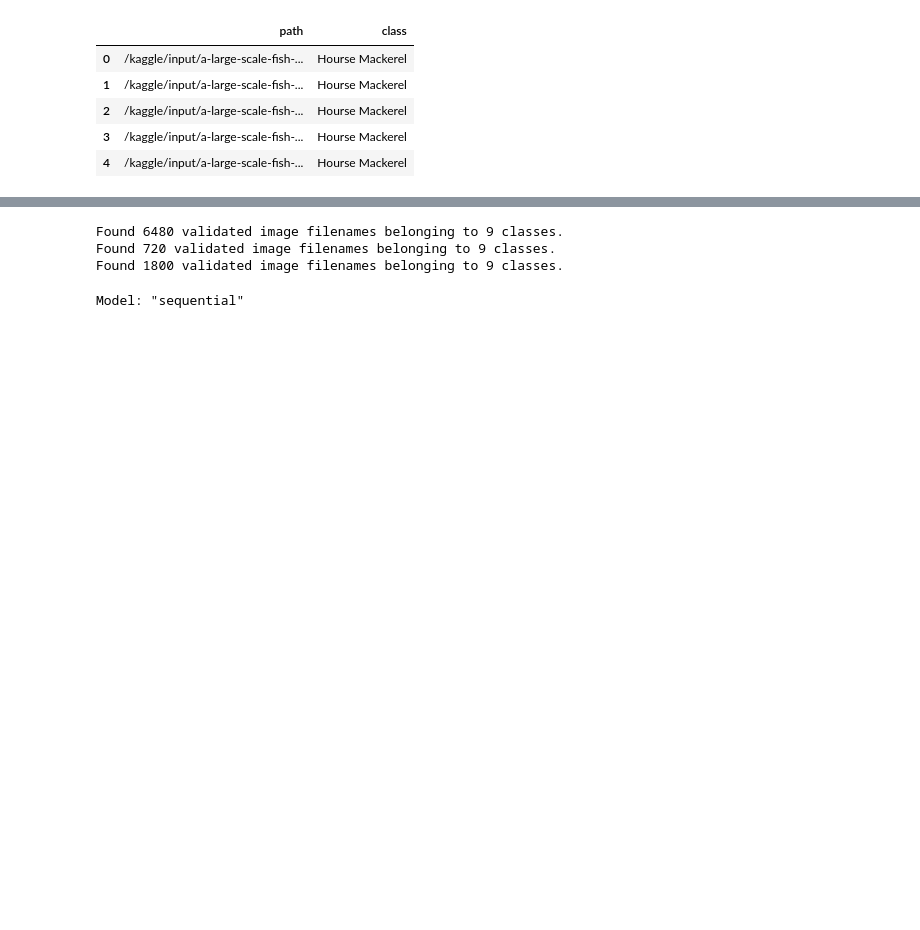
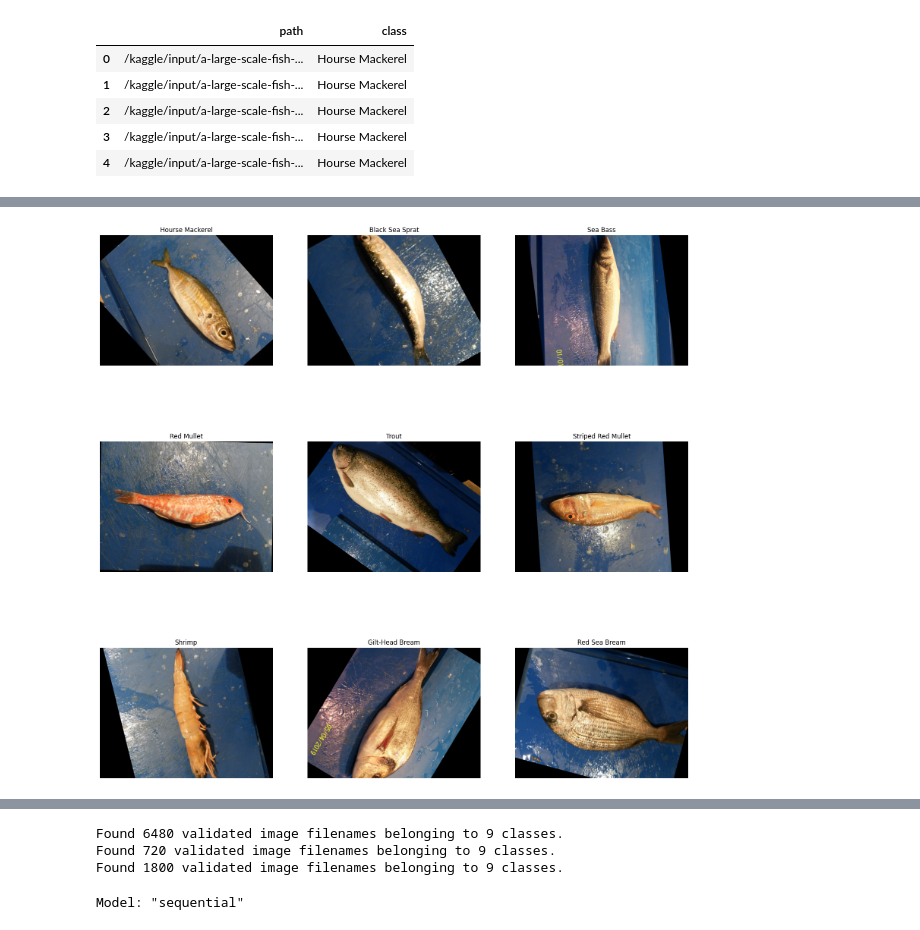
Before and after one commit to SumeyraBayrak/Fish-Segmentation-and-Classification, a Jupyter notebook: exploring-a-large-fish-dataset-for-classification.ipynb, the cells around one changed output, grey strips where cells are left out. Saved outputs shown, nothing was run; the diff lists cells and outputs as text; code cells hidden in the pictures; blank space fills up the shorter version.

Commit message:
Kaggle Notebook | Exploring a Large Fish Dataset for Classification | Final Project with Visualization

```diff
--- a/exploring-a-large-fish-dataset-for-classification.ipynb
+++ b/exploring-a-large-fish-dataset-for-classification.ipynb
@@ -92,0 +130,19 @@ data_gt.head()
+# %%
+# Başlangıç değişkenini sıfırla
+cn = 0
+
+# Grafik boyutunu ayarla
+plt.figure(figsize=(20, 20))
+
+# Her benzersiz etiket için işlemleri gerçekleştir
+for unique_label in data["class"].unique():
+    plt.subplot(3, 3, cn + 1)
+    plt.imshow(plt.imread(data[data["class"] == unique_label].iloc[0, 0]))
+    plt.title(unique_label)
+    plt.axis("off")
+    cn += 1
+
+# Grafiği göster
+plt.show()
+# %% [output]
+[figure, added]
```
Also changed, not shown: parts of 9 cells of this notebook.
